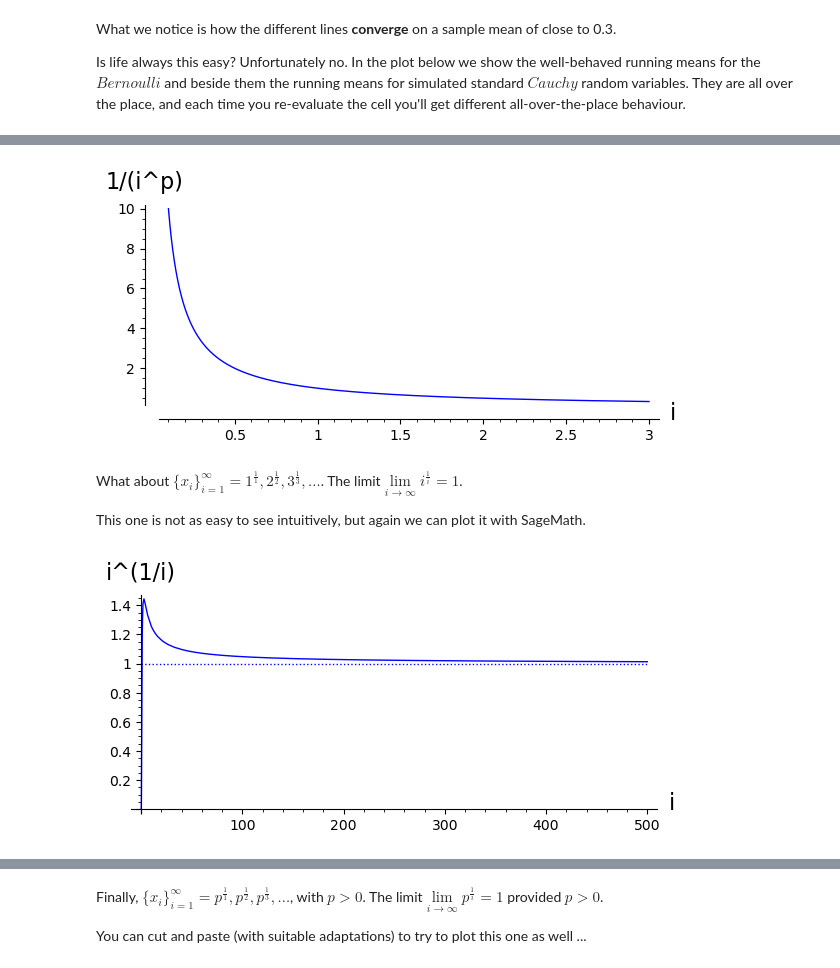
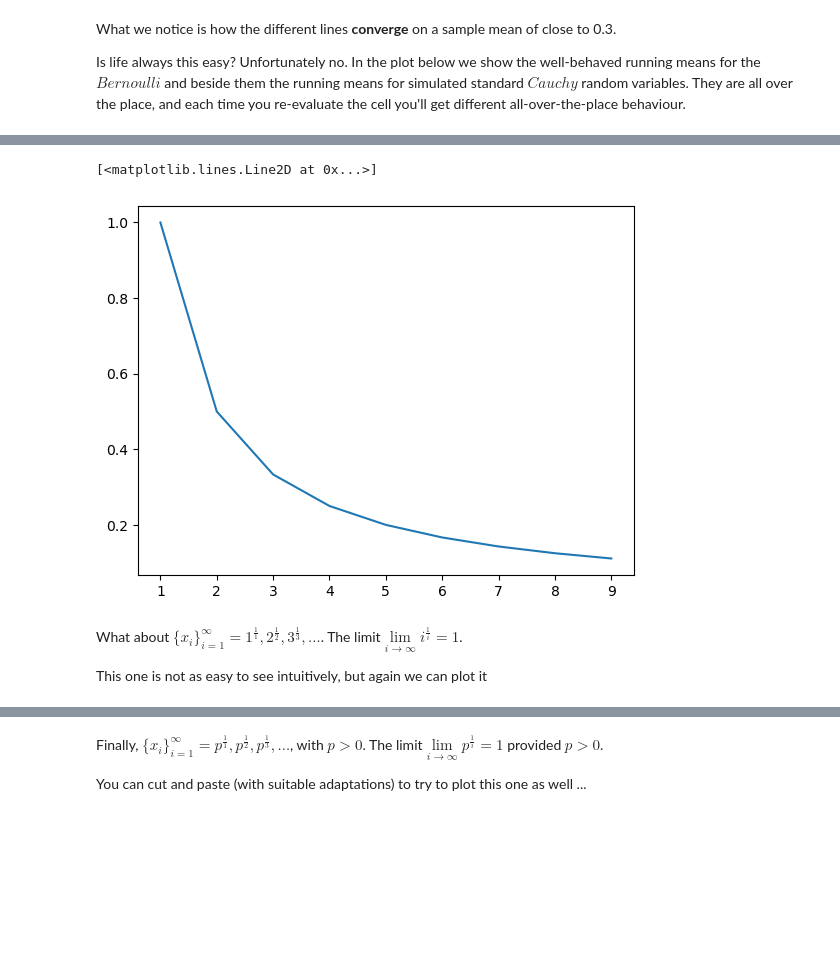
Before and after one commit to datascience-intro/1MS041-2022, a Jupyter notebook: notebooks/05-Limits.ipynb, the cells around one changed output, grey strips where cells are left out. Drawn from its saved outputs; the diff is of its cells as text; code cells hidden in the pictures; blank space fills up the shorter version.

```diff
--- a/notebooks/05-Limits.ipynb
+++ b/notebooks/05-Limits.ipynb
@@ -332,20 +325,14 @@ You can draw the plot of this very easily using the Sage symbolic expressions we
 # %%
-var('i, p')
-f = 1/(i^p)
+import numpy as np
+x = np.arange(1,10)
+p=1
+y = 1/(x**p)
 # make and show plot, note we can use f in the label
-plot(f.subs(p=1), (x, 0.1, 3), axes_labels=('i',f)).show(figsize=[6,3])
+plt.plot(x,y)
 # %% [output]
+[<matplotlib.lines.Line2D at 0x...>]
-[figure, old version]
+[figure, new version]
 # %% [markdown]
 What about $\{x_i\}_{i=1}^\infty = 1^{\frac{1}{1}}, 2^{\frac{1}{2}}, 3^{\frac{1}{3}}, \ldots$. The limit$\underset{i \rightarrow \infty}{\lim} i^{\frac{1}{i}} = 1$.
 
-This one is not as easy to see intuitively, but again we can plot it with SageMath.
+This one is not as easy to see intuitively, but again we can plot it
-# %%
-var('i')
-f = i^(1/i)
-n=500
-p=plot(f.subs(p=1), (x, 0, n), axes_labels=('i',f)) # main plot
-p+=line([(0,1),(n,1)],linestyle=':') # add a dotted line at height 1
-p.show(figsize=[6,3]) # show the plot
-# %% [output]
-[figure, removed]
```
Also changed, not shown: parts of 36 cells of this notebook, 7 other files.
